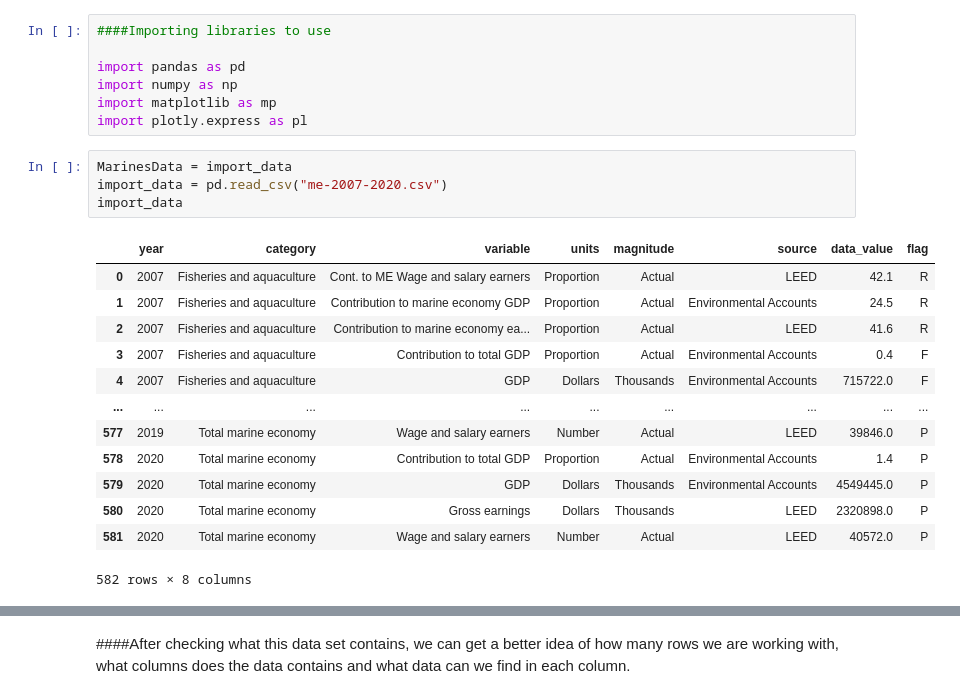
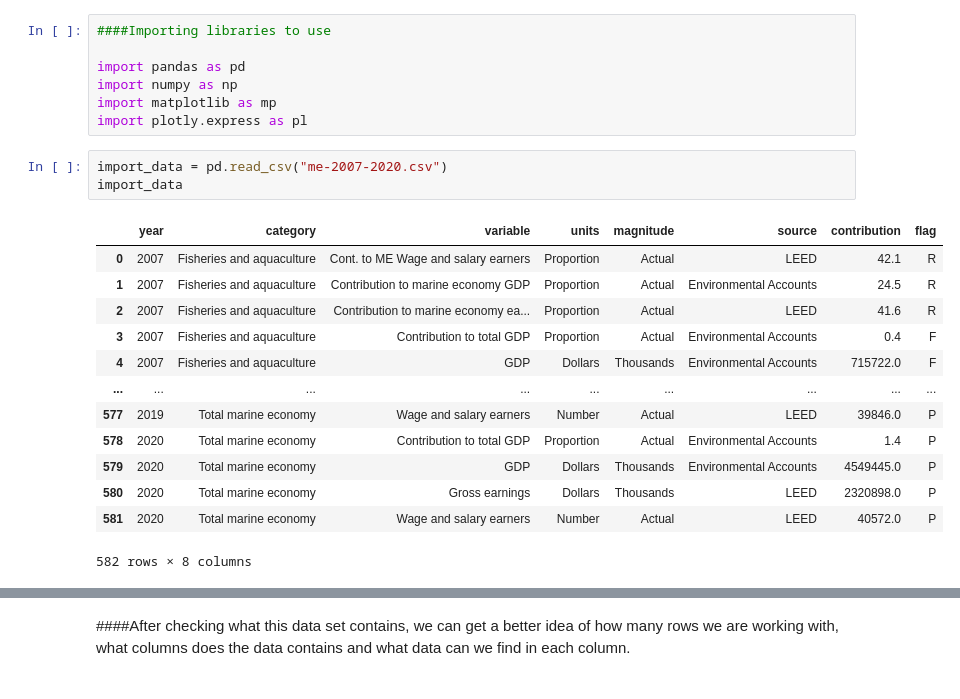
Before and after one commit to Pav-gm/Python_Projects, a Jupyter notebook: DEA_marines.ipynb, the cells around one changed output, grey strips where cells are left out. Cells and saved outputs as stored; diff of their text form.

Commit message:
Updating my DEA_marines file.

```diff
--- a/DEA_marines.ipynb
+++ b/DEA_marines.ipynb
@@ -14,11 +14,10 @@ import numpy as np
 import matplotlib as mp
 import plotly.express as pl
 # %%
-MarinesData = import_data
 import_data = pd.read_csv("me-2007-2020.csv")
 import_data
 # %% [output]
-|  | year | category | variable | units | magnitude | source | data_value | flag |
+|  | year | category | variable | units | magnitude | source | contribution | flag |
 | 0 | 2007 | Fisheries and aquaculture | Cont. to ME Wage and salary earners | Proportion | Actual | LEED | 42.1 | R |
 | 1 | 2007 | Fisheries and aquaculture | Contribution to marine economy GDP | Proportion | Actual | Environmental Accounts | 24.5 | R |
 | 2 | 2007 | Fisheries and aquaculture | Contribution to marine economy ea... | Proportion | Actual | LEED | 41.6 | R |
```
Also changed, not shown: parts of 9 cells of this notebook.
